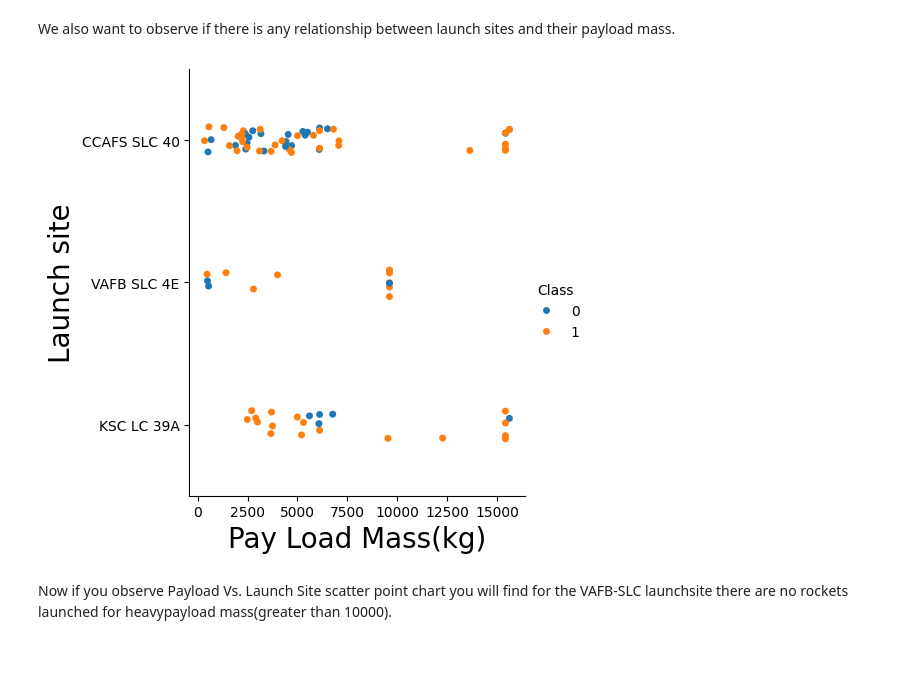
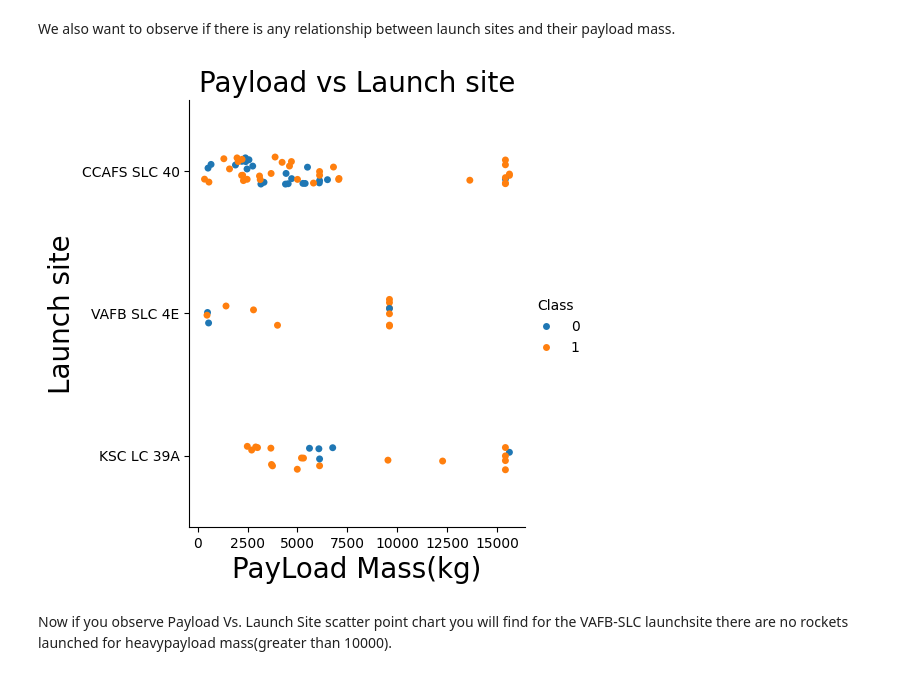
Before and after one commit to ryanmas13/SpaceY_FinalProject, a Jupyter notebook: 5_EDA_DataViz.ipynb, the cells around one changed output. Drawn from its saved outputs; the diff is of its cells as text; code cells hidden in the pictures.

```diff
--- a/5_EDA_DataViz.ipynb
+++ b/5_EDA_DataViz.ipynb
@@ -124,11 +126,12 @@ We also want to observe if there is any relationship between launch sites and th
 # %%
 # Plot a scatter point chart with x axis to be Pay Load Mass (kg) and y axis to be the launch site, and hue to be the class value
 sns.catplot(data=df, x="PayloadMass", y="LaunchSite", hue="Class")
-plt.xlabel("Pay Load Mass(kg)",fontsize=20)
+plt.xlabel("PayLoad Mass(kg)",fontsize=20)
 plt.ylabel("Launch site",fontsize=20)
+plt.title("Payload vs Launch site", fontsize=20)
 plt.show()
 # %% [output]
-[figure, old version]
+[figure, new version]
 # %% [markdown]
 Now if you observe Payload Vs. Launch Site scatter point chart you will find for the VAFB-SLC  launchsite there are no  rockets  launched for  heavypayload mass(greater than 10000).
 # %% [markdown]
```
Also changed, not shown: parts of 7 cells of this notebook.
